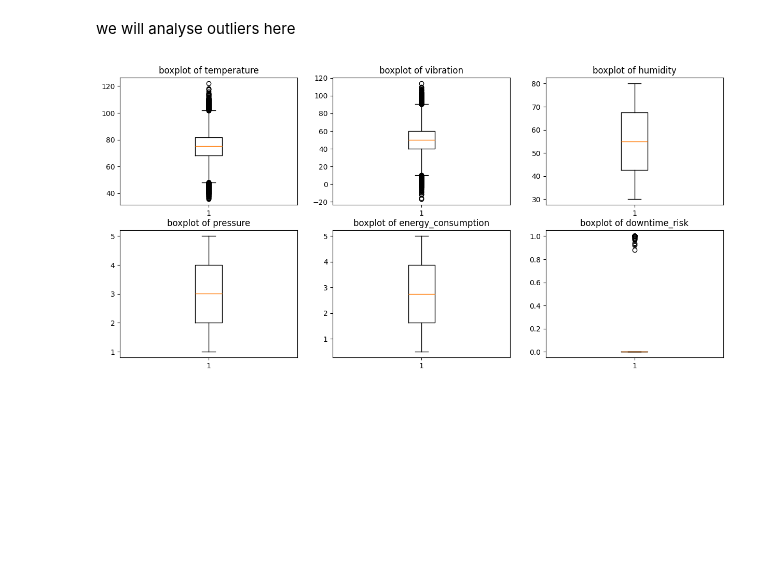
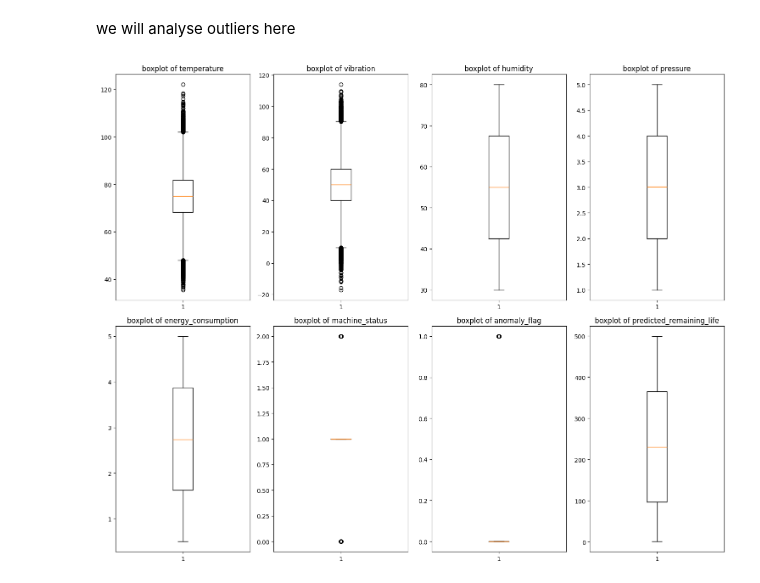
Before and after one commit to harshchamp/IOT_Sensor, a Jupyter notebook: Smart_Manufacturing_IoT.ipynb, the cells around one changed output. Drawn from its saved outputs; the diff is of its cells as text; code cells hidden in the pictures; blank space fills up the shorter version.

```diff
--- a/Smart_Manufacturing_IoT.ipynb
+++ b/Smart_Manufacturing_IoT.ipynb
@@ -99,3 +83,5 @@ df
+# %%
+df = pd.get_dummies(df, columns= ['failure_type'], drop_first= True, dtype= int)
 # %%
 df.info()
 # %% [output]
@@ -146,14 +129,21 @@ df[['machine_status','anomaly_flag','predicted_remaining_life','failure_type','d
 | max | 2.000000 | 1.000000 | 499.000000 | 1.000000 |
 # %% [markdown]
 we will analyse outliers here
+# %%
+df_droped = df.drop(columns= ['timestamp','machine_id','maintenance_required'])
 # %%
-fig,axes = plt.subplots(2,3, figsize = (15,7))
+fig,axes = plt.subplots(2,4, figsize = (15,12))
 axsflat = axes.flatten()
 
-for i, col in enumerate(df_float.columns):
+for i, col in enumerate(df_droped.columns):
+  if i >= 8 :
+    break;
+  axsflat[i].boxplot(df_droped[col])
+  axsflat[i].set_title(f"boxplot of {col}")
 
- axsflat[i].boxplot(df_float[col])
- axsflat[i].set_title(f"boxplot of {col}")
+for j in range(i + 1, 8):
+  fig.delaxes(axsflat[j])
+plt.tight_layout()
 plt.show()
 # %% [output]
-[figure, old version]
+[figure, new version]
```
Also changed, not shown: parts of 5 cells of this notebook.
